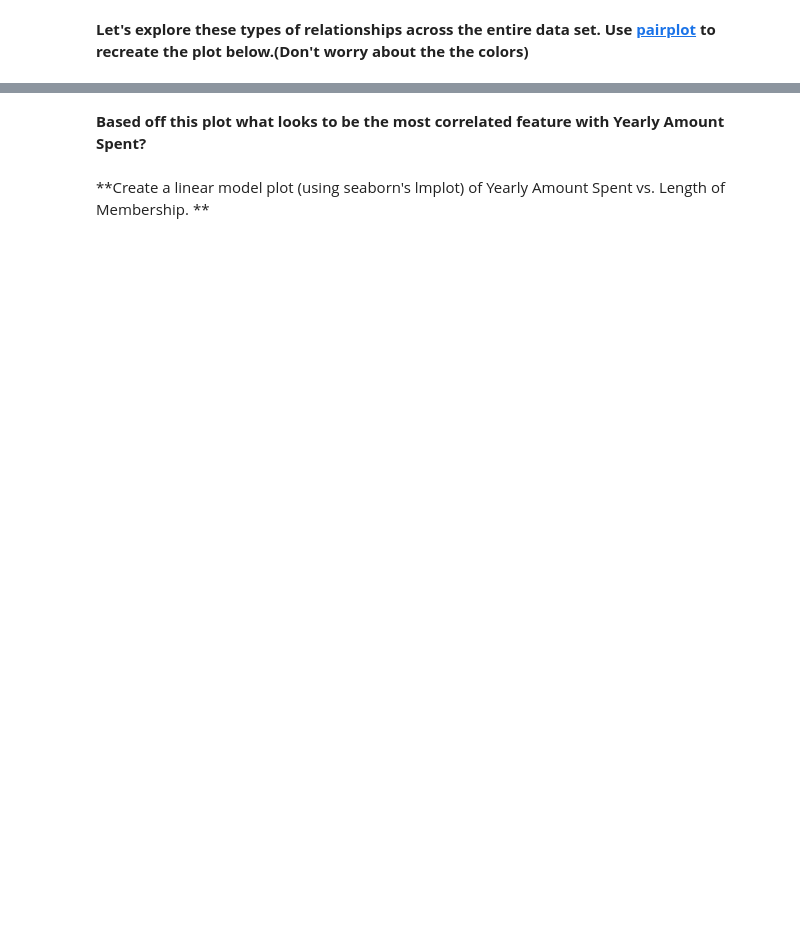
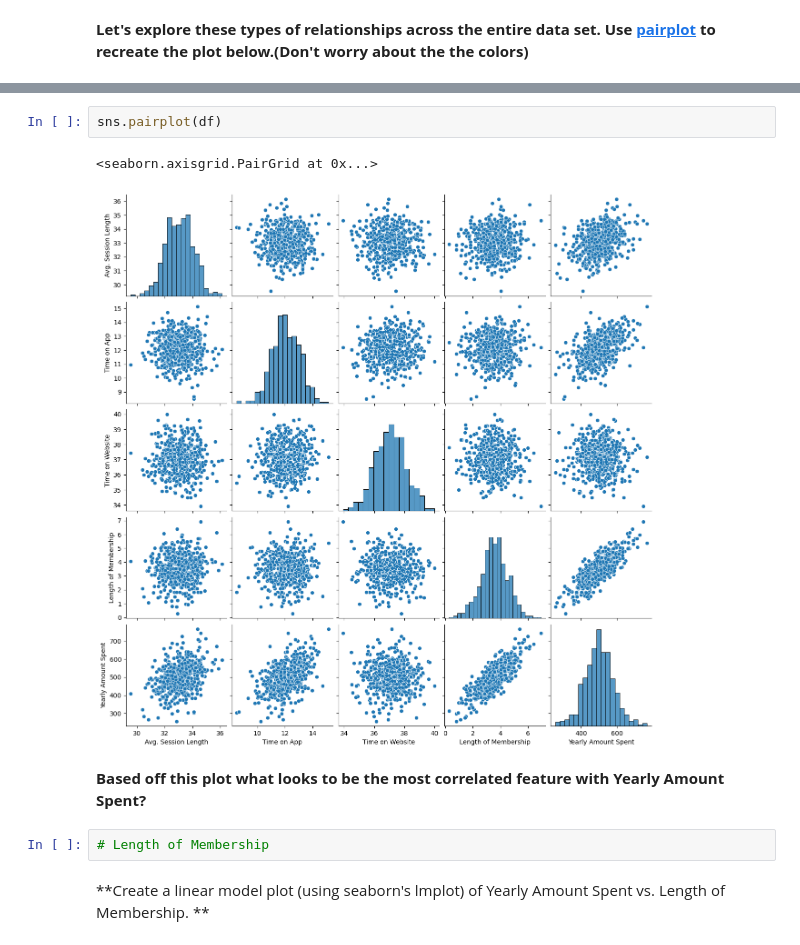
Before and after one commit to mmazurk/data-science-study, a Jupyter notebook: Refactored_Py_DS_ML_Bootcamp-master/11-Linear-Regression/02-Linear Regression Project.ipynb, the cells around one changed output, grey strips where cells are left out. Cells and saved outputs as stored; diff of their text form; blank space fills up the shorter version.

```diff
--- a/Refactored_Py_DS_ML_Bootcamp-master/11-Linear-Regression/02-Linear Regression Project.ipynb
+++ b/Refactored_Py_DS_ML_Bootcamp-master/11-Linear-Regression/02-Linear Regression Project.ipynb
@@ -129,4 +106,11 @@ sns.jointplot(data=df, x="Time on App", y="Yearly Amount Spent")
+# %%
+sns.pairplot(df)
+# %% [output]
+<seaborn.axisgrid.PairGrid at 0x...>
+[figure, added]
 # %% [markdown]
 **Based off this plot what looks to be the most correlated feature with Yearly Amount Spent?**
+# %%
+# Length of Membership
 # %% [markdown]
 **Create a linear model plot (using seaborn's lmplot) of  Yearly Amount Spent vs. Length of Membership. **
```
Also changed, not shown: parts of 8 cells of this notebook, 3 other files.
